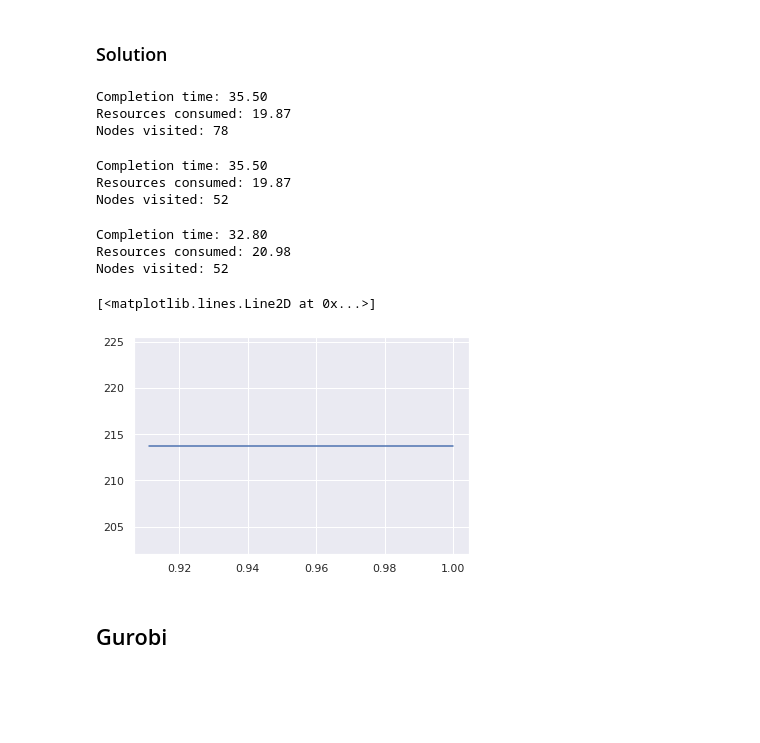
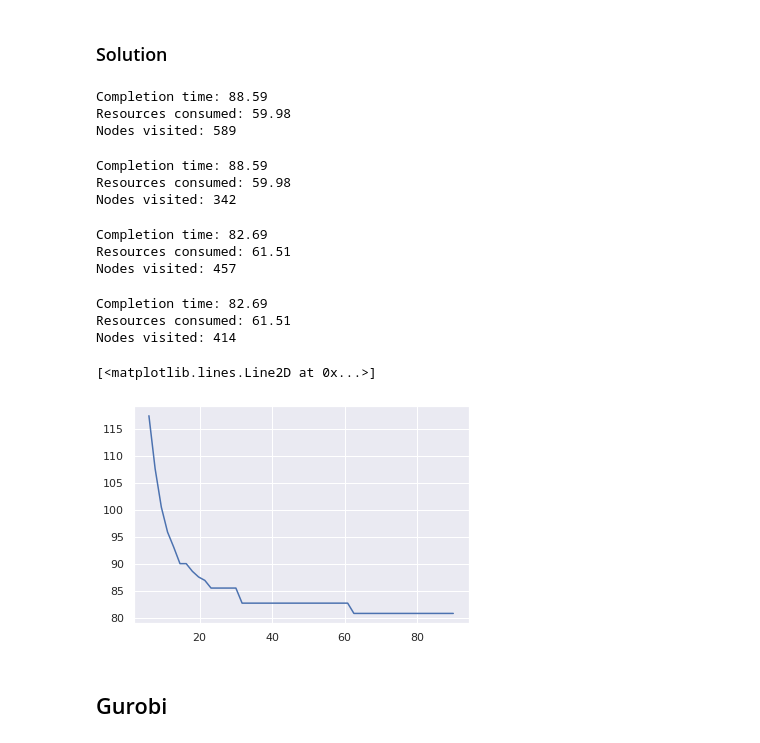
Before and after one commit to LetteraUnica/mathematical-optimization, a Jupyter notebook: final-project/TDASP.ipynb, the cells around one changed output. Saved outputs shown, nothing was run; the diff lists cells and outputs as text; code cells hidden in the pictures; blank space fills up the shorter version.

Commit message:
Now ten_delta works with ddd

```diff
--- a/final-project/TDASP.ipynb
+++ b/final-project/TDASP.ipynb
@@ -150,7 +150,7 @@ axes[1].legend()
 ### Solution
 # %%
 # Problem parameters
-n_activities = 10
+n_activities = 30
 Q = 2*n_activities
 eps = 1.
 
@@ -171,7 +171,7 @@ for i in range(8, 8+n_activities):
     # activities.append(
     #     Activity(60*i, 60*(i+2), route.travel_time, route.resources_consumed))
     activities.append(
-        Activity(i, 2*(i+2), my_tau, my_rho, lambda x: 1))
+        Activity(i, 3*(i+2), my_tau, my_rho, lambda x: 3))
 
 discretizer = TimeDiscretizer(eps)
 # %%
@@ -187,39 +187,47 @@ for activity in activities:
 sol = TEN_solve(V, activities, q, Q)
 sol
 # %% [output]
-Completion time: 35.50
-Resources consumed: 19.87
-Nodes visited: 78
+Completion time: 88.59
+Resources consumed: 59.98
+Nodes visited: 589
 # %%
 # Solve with DDD
 sol = DDD_solve(activities, Q, discretizer, TEN_solve)
 sol
 # %% [output]
-Completion time: 35.50
-Resources consumed: 19.87
-Nodes visited: 52
+Completion time: 88.59
+Resources consumed: 59.98
+Nodes visited: 342
 # %%
 # Solve with Replenishments
 sol = TEN_delta(V, activities, q, Q, discretizer)
 sol
 # %% [output]
-Completion time: 32.80
-Resources consumed: 20.98
-Nodes visited: 52
+Completion time: 82.69
+Resources consumed: 61.51
+Nodes visited: 457
+# %%
+# Solve with DDD with replenishments
+sol = DDD_solve(activities, Q, discretizer, TEN_delta)
+sol
+# %% [output]
+Completion time: 82.69
+Resources consumed: 61.51
+Nodes visited: 414
 # %%
 # Plot solution vs resources used
-Qs = np.linspace(0.2, 1., 10)
+Qs = np.linspace(Q*0.1, Q*1.5, 50)
 
 times = []
-for Q in Qs:
-    sol = TEN_solve(V, activities, q, Q)
+for total_resources in Qs:
+    sol = TEN_delta(V, activities, q, total_resources, discretizer)
     if sol is not None:
         times.append(sol.completion_time())
 
 pl.plot(Qs[-len(times):], times)
 # %% [output]
 [<matplotlib.lines.Line2D at 0x...>]
-[figure, old version]
+[figure, new version]
 # %% [markdown]
 ## Gurobi
 # %%
```
Also changed, not shown: 1 other file.
